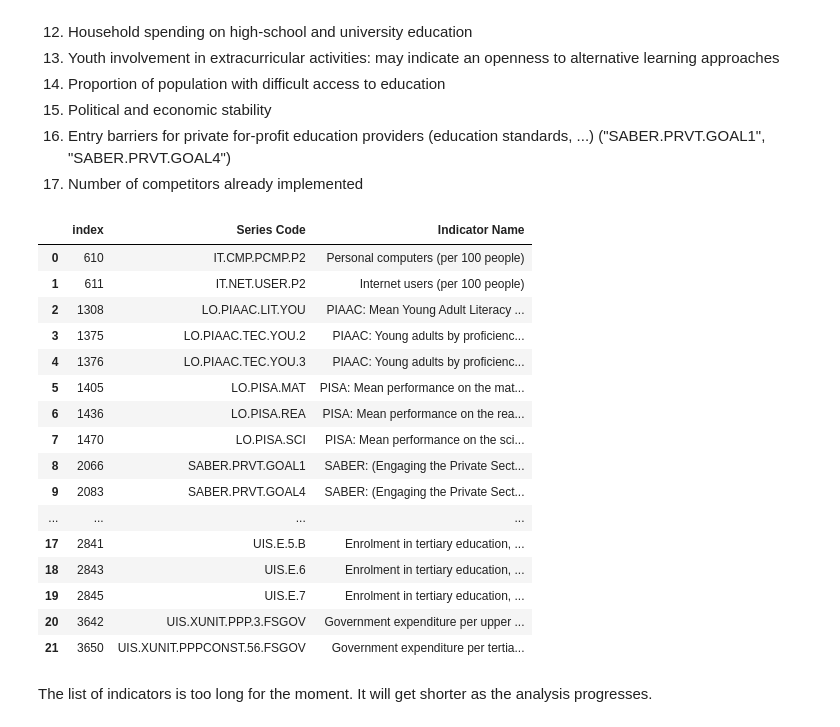
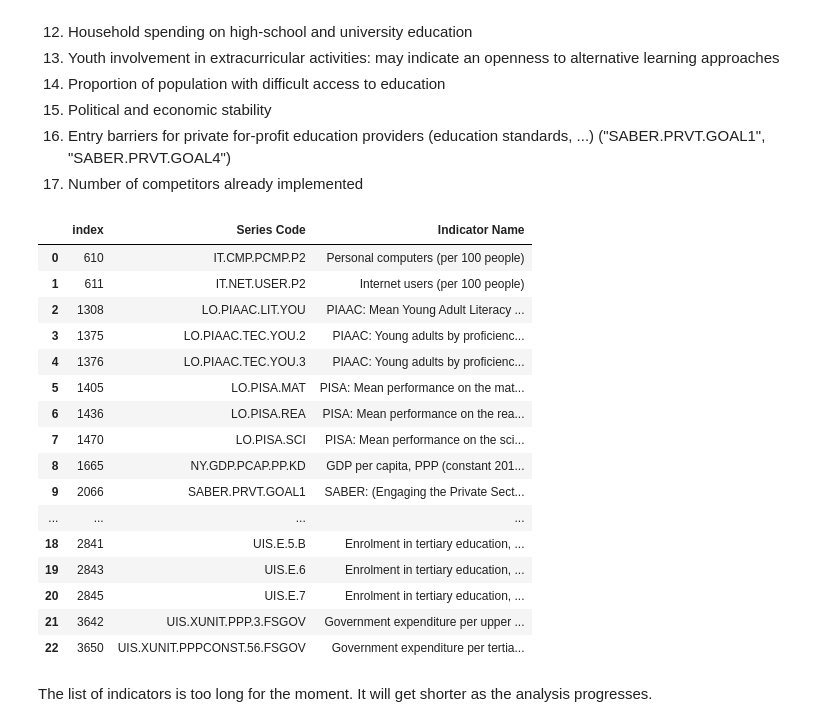
Before and after one commit to Unipto/DS_2, a Jupyter notebook: Analysez_des_donnees_de_systemes_educatifs_CARRE_MAXIME/CARRE_MAXIME_1_notebook_01102024_brouillon.ipynb, the cells around one changed output. Saved outputs shown, nothing was run; the diff lists cells and outputs as text; code cells hidden in the pictures.

```diff
--- a/Analysez_des_donnees_de_systemes_educatifs_CARRE_MAXIME/CARRE_MAXIME_1_notebook_01102024_brouillon.ipynb
+++ b/Analysez_des_donnees_de_systemes_educatifs_CARRE_MAXIME/CARRE_MAXIME_1_notebook_01102024_brouillon.ipynb
@@ -1769,28 +1917,28 @@ Here is a list of some relevant criteria that would help determine countries wit
 # %%
 # List all identified relevant indicators
 # Considering high school and univsersity level correspond to Upper Secondary and Tertiary Education Level (according to ISDEC standards : Level 3, 5, 6, 7)
 # According to ISDEC standards, Post-secondary Non-tertiary Education mainly correspond to vocational education. It was choosen not to be included in this analysis as it is assumed that it does not match with online training.
 # Moreover, it seems like there is less data on this level of education. However, it could still be an interesting market to explore.
-relevent_indicators = ["LO.PIAAC.LIT.YOU", "SE.ADT.1524.LT.ZS", "UIS.E.3", "UIS.E.5.B", "UIS.E.6", "UIS.E.7", "SE.TER.ENRL", "SE.SEC.ENRR.UP", "SE.TER.ENRR",  "UIS.XUNIT.PPP.3.FSGOV", "UIS.XUNIT.PPPCONST.56.FSGOV", "SE.TER.GRAD", "LO.PISA.MAT", "LO.PISA.REA", "LO.PISA.SCI", "IT.CMP.PCMP.P2", "IT.NET.USER.P2", "LO.PIAAC.TEC.YOU.2", "LO.PIAAC.TEC.YOU.3", "SE.SEC.TCAQ.ZS", "SABER.PRVT.GOAL1", "SABER.PRVT.GOAL4"]
+relevent_indicators = ["NY.GDP.PCAP.PP.KD", "LO.PIAAC.LIT.YOU", "SE.ADT.1524.LT.ZS", "UIS.E.3", "UIS.E.5.B", "UIS.E.6", "UIS.E.7", "SE.TER.ENRL", "SE.SEC.ENRR.UP", "SE.TER.ENRR",  "UIS.XUNIT.PPP.3.FSGOV", "UIS.XUNIT.PPPCONST.56.FSGOV", "SE.TER.GRAD", "LO.PISA.MAT", "LO.PISA.REA", "LO.PISA.SCI", "IT.CMP.PCMP.P2", "IT.NET.USER.P2", "LO.PIAAC.TEC.YOU.2", "LO.PIAAC.TEC.YOU.3", "SE.SEC.TCAQ.ZS", "SABER.PRVT.GOAL1", "SABER.PRVT.GOAL4"]
 pd.set_option("display.max_colwidth", 500)
 display(ed_stats_series.loc[ed_stats_series["Series Code"].isin(relevent_indicators), ["Series Code", "Indicator Name"]].reset_index())
 # %% [output]
 |  | index | Series Code | Indicator Name |
 | 0 | 610 | IT.CMP.PCMP.P2 | Personal computers (per 100 people) |
 | 1 | 611 | IT.NET.USER.P2 | Internet users (per 100 people) |
 | 2 | 1308 | LO.PIAAC.LIT.YOU | PIAAC: Mean Young Adult Literacy ... |
 | 3 | 1375 | LO.PIAAC.TEC.YOU.2 | PIAAC: Young adults by proficienc... |
 | 4 | 1376 | LO.PIAAC.TEC.YOU.3 | PIAAC: Young adults by proficienc... |
 | 5 | 1405 | LO.PISA.MAT | PISA: Mean performance on the mat... |
 | 6 | 1436 | LO.PISA.REA | PISA: Mean performance on the rea... |
 | 7 | 1470 | LO.PISA.SCI | PISA: Mean performance on the sci... |
-| 8 | 2066 | SABER.PRVT.GOAL1 | SABER: (Engaging the Private Sect... |
-| 9 | 2083 | SABER.PRVT.GOAL4 | SABER: (Engaging the Private Sect... |
+| 8 | 1665 | NY.GDP.PCAP.PP.KD | GDP per capita, PPP (constant 201... |
+| 9 | 2066 | SABER.PRVT.GOAL1 | SABER: (Engaging the Private Sect... |
 | ... | ... | ... | ... |
-| 17 | 2841 | UIS.E.5.B | Enrolment in tertiary education, ... |
-| 18 | 2843 | UIS.E.6 | Enrolment in tertiary education, ... |
-| 19 | 2845 | UIS.E.7 | Enrolment in tertiary education, ... |
-| 20 | 3642 | UIS.XUNIT.PPP.3.FSGOV | Government expenditure per upper ... |
-| 21 | 3650 | UIS.XUNIT.PPPCONST.56.FSGOV | Government expenditure per tertia... |
+| 18 | 2841 | UIS.E.5.B | Enrolment in tertiary education, ... |
+| 19 | 2843 | UIS.E.6 | Enrolment in tertiary education, ... |
+| 20 | 2845 | UIS.E.7 | Enrolment in tertiary education, ... |
+| 21 | 3642 | UIS.XUNIT.PPP.3.FSGOV | Government expenditure per upper ... |
+| 22 | 3650 | UIS.XUNIT.PPPCONST.56.FSGOV | Government expenditure per tertia... |
 # %% [markdown]
 The list of indicators is too long for the moment. It will get shorter as the analysis progresses.
```
Also changed, not shown: parts of 39 cells of this notebook, 2 other files.
